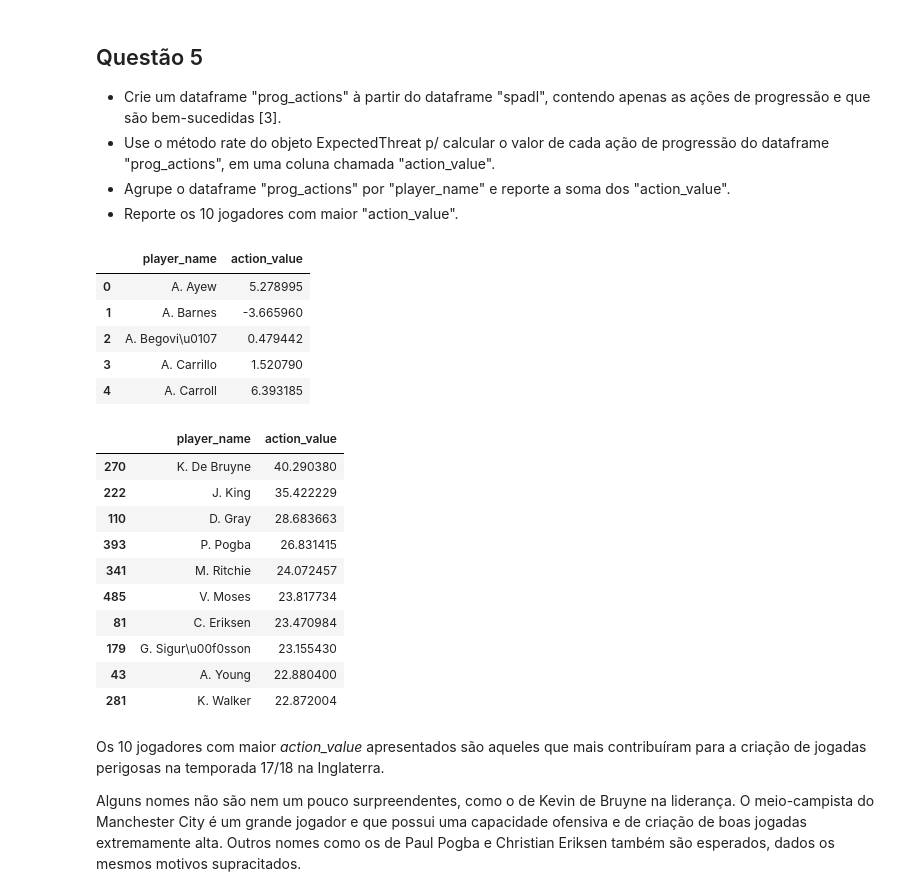
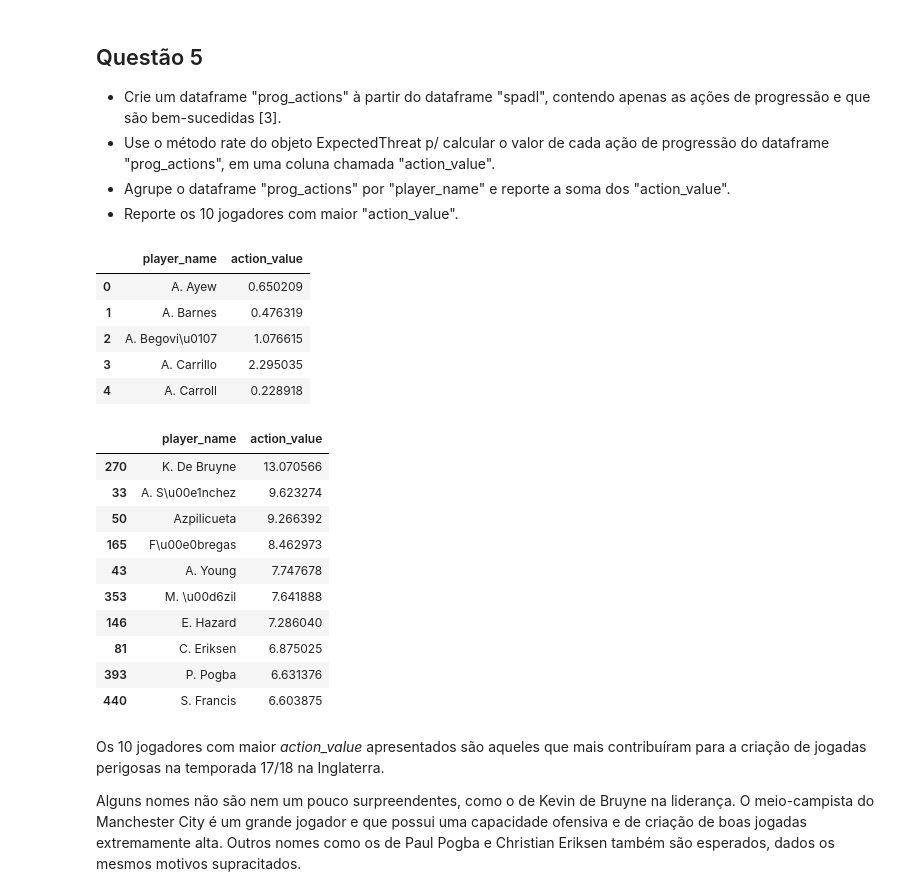
Before and after one commit to lframosferreira/soccer-analytics-notebooks, a Jupyter notebook: atv04/luis_felipe_ramos_ferreira.ipynb, the cells around one changed output. Saved outputs shown, nothing was run; the diff lists cells and outputs as text; code cells hidden in the pictures.

```diff
--- a/atv04/luis_felipe_ramos_ferreira.ipynb
+++ b/atv04/luis_felipe_ramos_ferreira.ipynb
@@ -260,0 +236,3 @@ for i in range(0, len(spadl), step):
+# %%
+xT = xt.ExpectedThreat()
+xT.fit(actions=spadl)
@@ -266,31 +247,30 @@ for i in range(0, len(spadl), step):
 - Reporte os 10 jogadores com maior "action_value".
 # %%
 prog_actions: pd.DataFrame = xt.get_successful_move_actions(spadl)
-xT.xT = acc_xT
 prog_actions["action_value"] = xT.rate(actions=prog_actions)
 aux: pd.DataFrame = prog_actions.groupby(by="player_name", as_index=False)["action_value"].sum()
 aux.head()
 # %% [output]
 |  | player_name | action_value |
-| 0 | A. Ayew | 5.278995 |
-| 1 | A. Barnes | -3.665960 |
-| 2 | A. Begovi\u0107 | 0.479442 |
-| 3 | A. Carrillo | 1.520790 |
-| 4 | A. Carroll | 6.393185 |
+| 0 | A. Ayew | 0.650209 |
+| 1 | A. Barnes | 0.476319 |
+| 2 | A. Begovi\u0107 | 1.076615 |
+| 3 | A. Carrillo | 2.295035 |
+| 4 | A. Carroll | 0.228918 |
 # %%
 aux.nlargest(n=10, columns=["action_value"])
 # %% [output]
 |  | player_name | action_value |
-| 270 | K. De Bruyne | 40.290380 |
-| 222 | J. King | 35.422229 |
-| 110 | D. Gray | 28.683663 |
-| 393 | P. Pogba | 26.831415 |
-| 341 | M. Ritchie | 24.072457 |
-| 485 | V. Moses | 23.817734 |
-| 81 | C. Eriksen | 23.470984 |
-| 179 | G. Sigur\u00f0sson | 23.155430 |
-| 43 | A. Young | 22.880400 |
-| 281 | K. Walker | 22.872004 |
+| 270 | K. De Bruyne | 13.070566 |
+| 33 | A. S\u00e1nchez | 9.623274 |
+| 50 | Azpilicueta | 9.266392 |
+| 165 | F\u00e0bregas | 8.462973 |
+| 43 | A. Young | 7.747678 |
+| 353 | M. \u00d6zil | 7.641888 |
+| 146 | E. Hazard | 7.286040 |
+| 81 | C. Eriksen | 6.875025 |
+| 393 | P. Pogba | 6.631376 |
+| 440 | S. Francis | 6.603875 |
 # %% [markdown]
 Os 10 jogadores com maior *action_value* apresentados são aqueles que mais contribuíram para a criação de jogadas perigosas na temporada 17/18 na Inglaterra.
 
```
Also changed, not shown: parts of 2 cells of this notebook, 1 other file.
